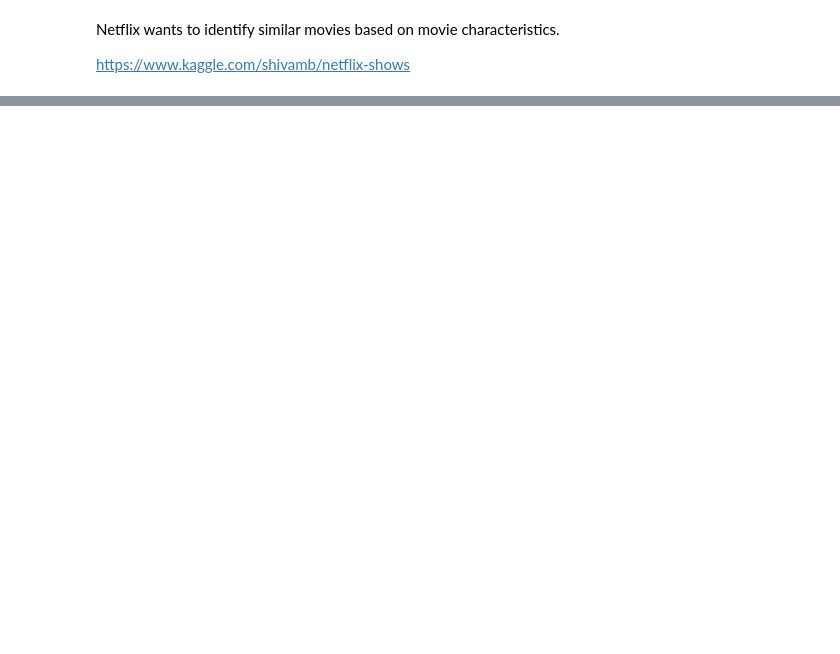
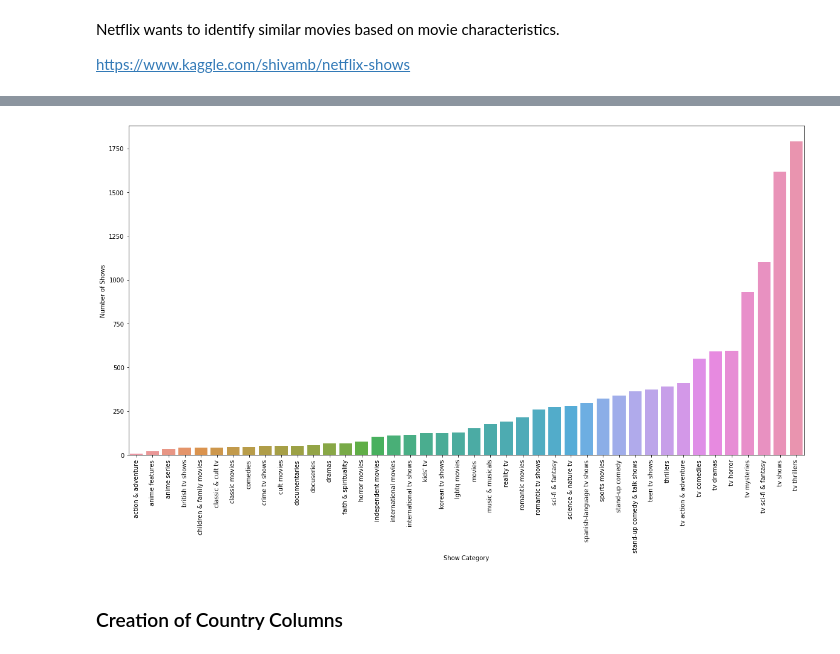
Before and after one commit to BenGriffith/data-science, a Jupyter notebook: capstone/unsupervised/netflix.ipynb, the cells around one changed output, grey strips where cells are left out. Cells and saved outputs as stored; diff of their text form; code cells hidden in the pictures; blank space fills up the shorter version.

```diff
--- a/capstone/unsupervised/netflix.ipynb
+++ b/capstone/unsupervised/netflix.ipynb
@@ -80,11 +130,14 @@ for show_category in sorted(show_categories):
     # Assign initial value
     netflix[show_category] = False
 # %%
-# Retrieve index for description column
+# Retrieve index for description and tv thrillers
 description_index = netflix.columns.tolist().index('description')
 tv_thriller_index = netflix.columns.tolist().index('tv thrillers')
+
+# Column list
+netflix_show_columns = netflix.columns[(description_index + 1):(tv_thriller_index + 1)].tolist()
 # %%
-for show_category in enumerate(netflix['listed_in'], 0):
+for show_category in zip(netflix['listed_in'].index, netflix['listed_in']):
 
     # Create list of show categories
     categories = show_category[1].split(',')
@@ -95,10 +148,21 @@ for show_category in enumerate(netflix['listed_in'], 0):
         category = category.strip().lower()
 
         # Show category in netflix columns
-        if category in netflix.columns[(description_index + 1):(tv_thriller_index + 1)]:
+        if category in netflix_show_columns:
 
             # Update show category value to True
             netflix[category][show_category[0]] = True
+# %%
+plt.figure(figsize=(20, 10))
+sns.barplot(x=netflix_show_columns, y=netflix[netflix_show_columns].sum().sort_values())
+plt.ylabel('Number of Shows')
+plt.xlabel('Show Category')
+plt.xticks(rotation=90)
+plt.show()
+# %% [output]
+[figure, added]
+# %% [markdown]
+### Creation of Country Columns
 # %%
 # Create netflix column labels for countries
 countries = set()
```
Also changed, not shown: parts of 47 cells of this notebook.
